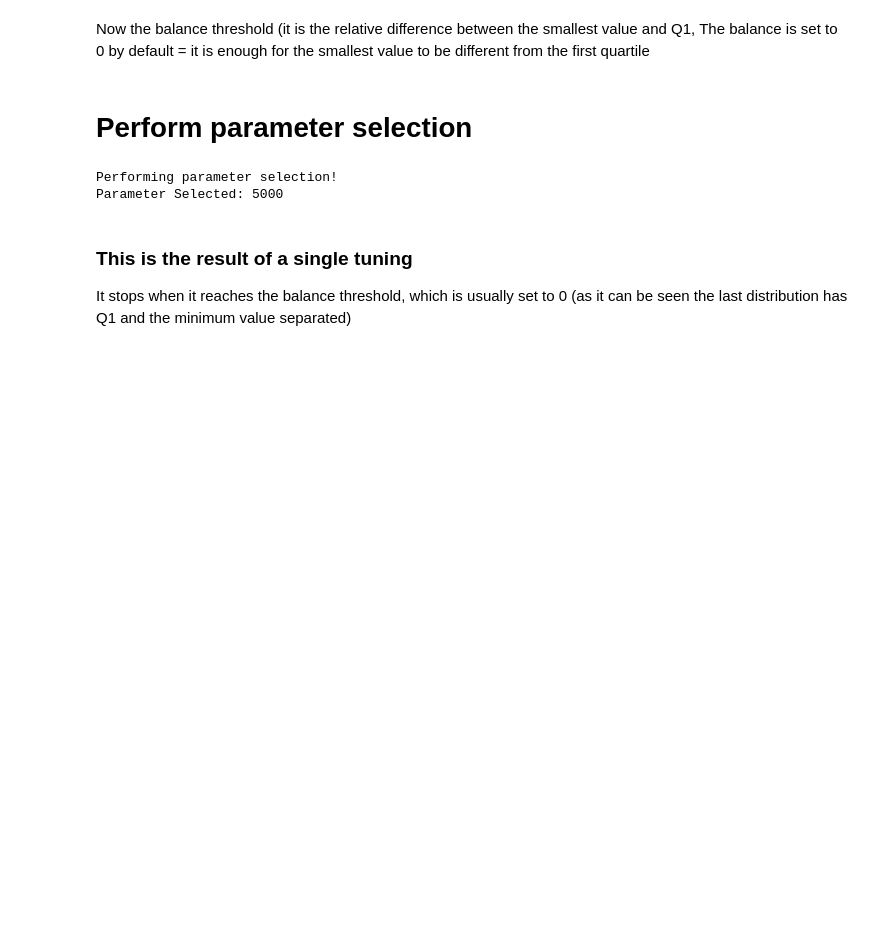
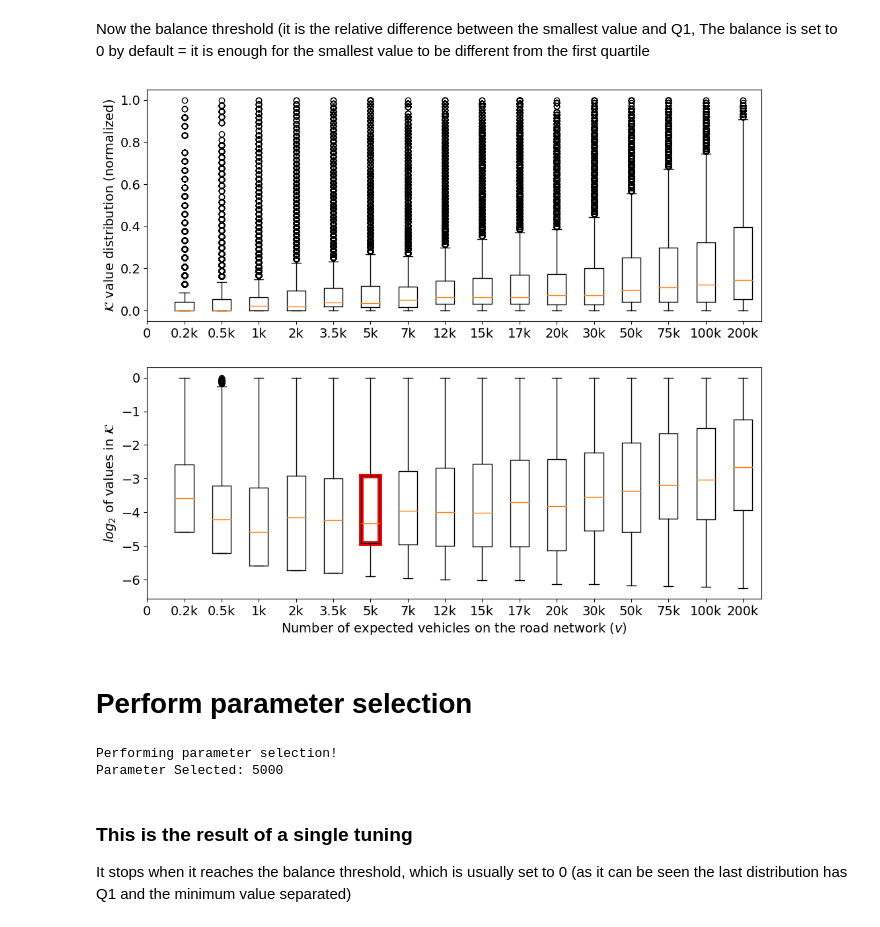
Before and after one commit to lwdovico/pattern-optimized-routes, a Jupyter notebook: notebooks/01_EXAMPLE_NOTEBOOK.ipynb, the cells around one changed output. Drawn from its saved outputs; the diff is of its cells as text; code cells hidden in the pictures; blank space fills up the shorter version.

```diff
--- a/notebooks/01_EXAMPLE_NOTEBOOK.ipynb
+++ b/notebooks/01_EXAMPLE_NOTEBOOK.ipynb
@@ -127,6 +130,37 @@ plt.show()
 # %% [markdown]
 Now the balance threshold (it is the relative difference between the smallest value and Q1,
 The balance is set to 0 by default = it is enough for the smallest value to be different from the first quartile
+# %%
+import matplotlib.patches as patches
+from meru.multilevel import balance_test
+
+test_distributions_for_balance = [balance_test(x[1], lvl=1, threshold=0.0) for x in meru_model.tested_parameters]
+idx = test_distributions_for_balance.index(True) #index of the first distribution to pass the test
+
+fig, axes = plt.subplots(2, figsize = (12, 10))
+visualize_tested_parameters_distributions(meru_model.tested_parameters, ax = axes[0])
+axes[0].tick_params(axis='both', which='both', labelsize=14)
+axes[0].set_ylabel('$\mathcal{K}$ value distribution (normalized)', fontsize = 14)
+
+_, boxplot = visualize_tested_parameters_distributions(meru_model.tested_parameters, log = True, ax = axes[1])
+axes[1].tick_params(axis='both', which='both', labelsize=14)
+axes[1].set_ylabel('$log_2$ of values in $\mathcal{K}$', fontsize = 14)
+axes[1].set_xlabel('Number of expected vehicles on the road network ($v$)', fontsize = 14)
+
+# Get the position of the box in data coordinates
+box_x = boxplot['boxes'][idx].get_xdata()
+box_y = boxplot['boxes'][idx].get_ydata()
+
+# Create a rectangle around the boxplot
+rect = patches.Rectangle((box_x.min(), box_y.min()), box_x.max()-box_x.min(), box_y.max()-box_y.min(),
+                         linewidth=5, edgecolor='r', facecolor='none')
+
+# Add the rectangle to the plot
+axes[1].add_patch(rect)
+
+plt.show()
+# %% [output]
+[figure, added]
 # %% [markdown]
 # Perform parameter selection
 # %%
```
Also changed, not shown: parts of 6 cells of this notebook, 1 other file.
